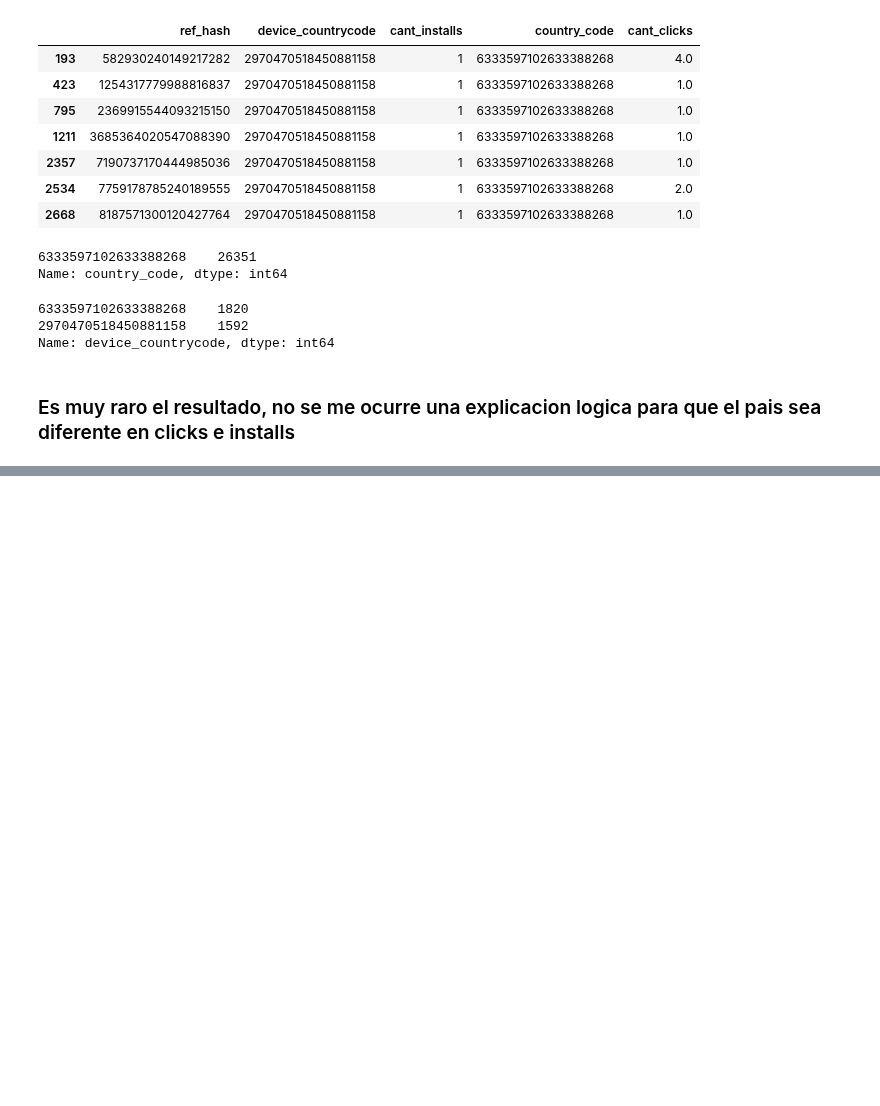
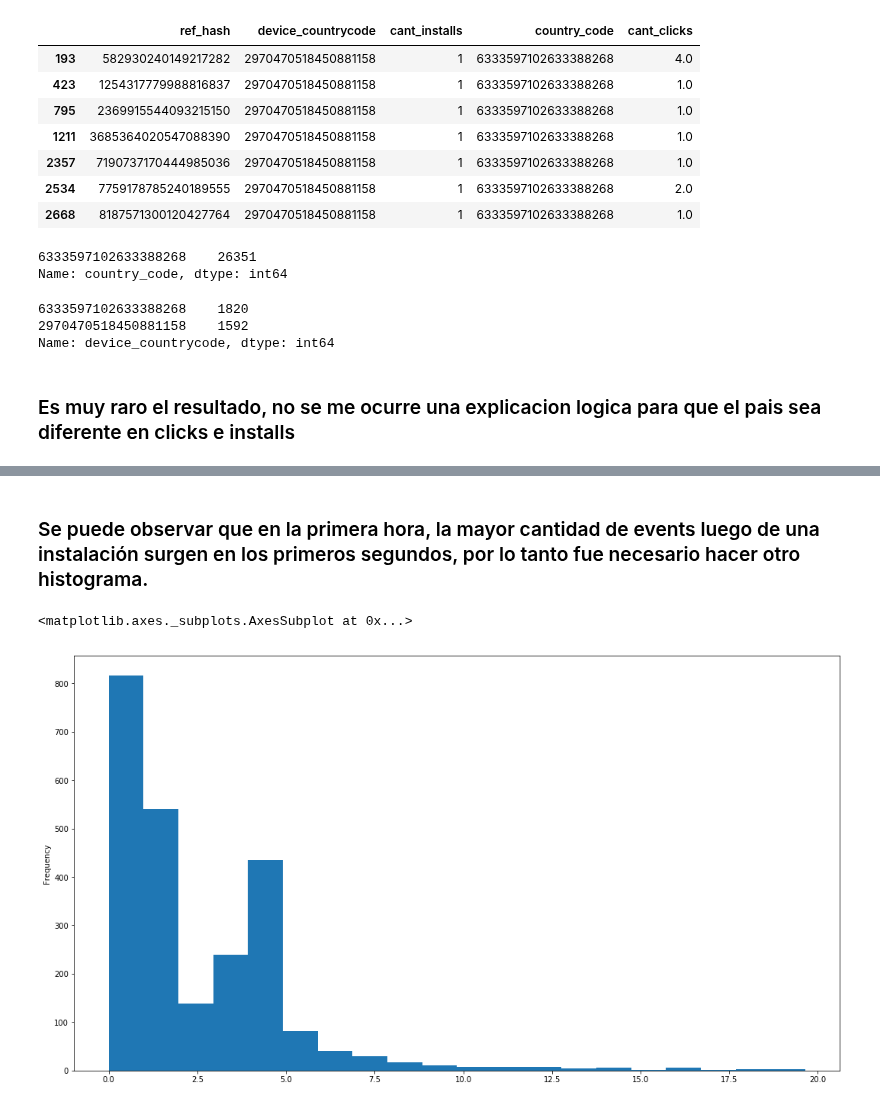
Before and after one commit to sberoch/Datos, a Jupyter notebook: merged.ipynb, the cells around one changed output, grey strips where cells are left out. Drawn from its saved outputs; the diff is of its cells as text; code cells hidden in the pictures; blank space fills up the shorter version.

```diff
--- a/merged.ipynb
+++ b/merged.ipynb
@@ -266,0 +346,7 @@ Name: device_countrycode, dtype: int64
+# %% [markdown]
+### Se puede observar que en la primera hora, la mayor cantidad de events luego de una instalación surgen en los primeros segundos, por lo tanto fue necesario hacer otro histograma.
+# %%
+mergeado_hist2.plot.hist(figsize = (18,10), bins = 20)
+# %% [output]
+<matplotlib.axes._subplots.AxesSubplot at 0x...>
+[figure, added]
```
Also changed, not shown: parts of 9 cells of this notebook.
